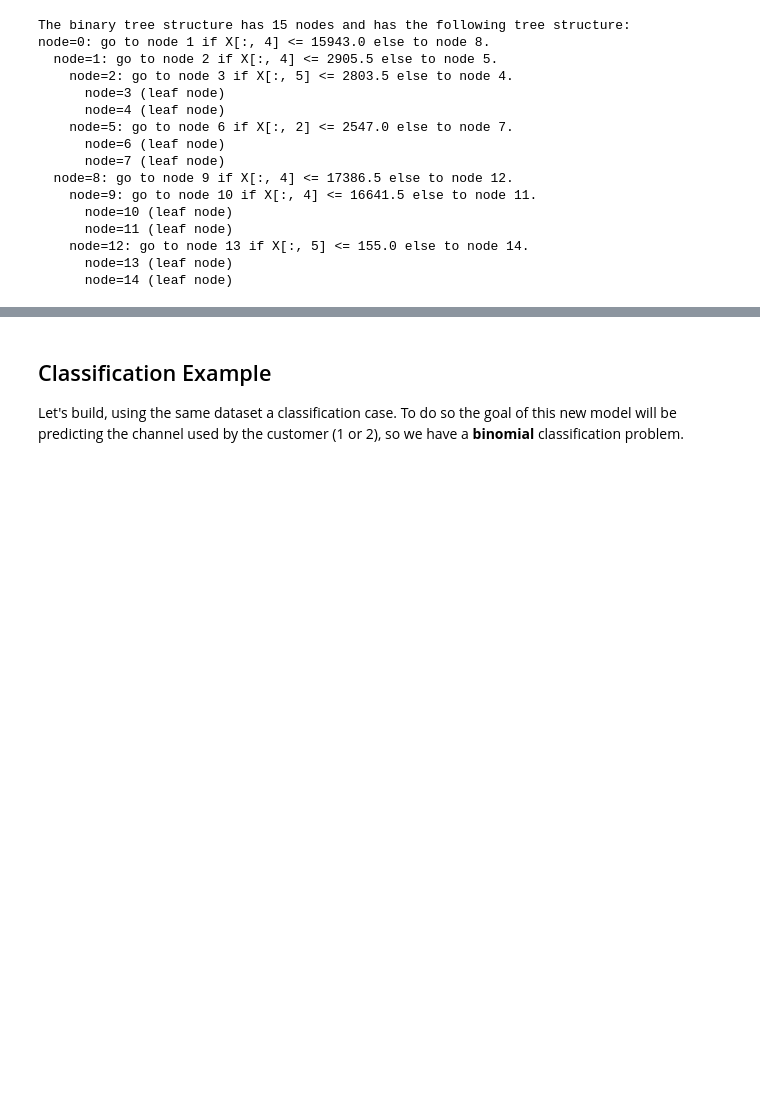
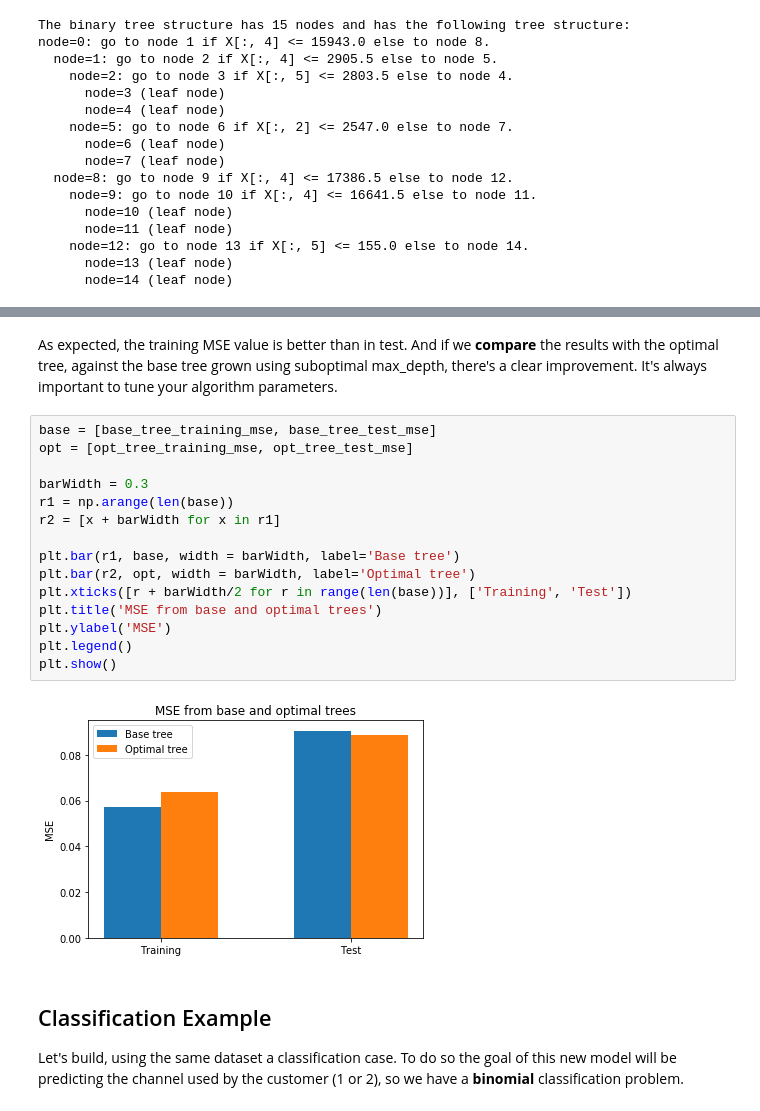
Before and after one commit to renero/class_notebooks, a Jupyter notebook: Tree based methods.ipynb, the cells around one changed output, grey strips where cells are left out. Drawn from its saved outputs; the diff is of its cells as text; blank space fills up the shorter version.

```diff
--- a/Tree based methods.ipynb
+++ b/Tree based methods.ipynb
@@ -229,3 +269,22 @@ plt.show()
+# %% [markdown]
+As expected, the training MSE value is better than in test. And if we **compare** the results with the optimal tree, against the base tree grown using suboptimal max_depth, there's a clear improvement. It's always important to tune your algorithm parameters.
+# %%
+base = [base_tree_training_mse, base_tree_test_mse]
+opt = [opt_tree_training_mse, opt_tree_test_mse]
+
+barWidth = 0.3
+r1 = np.arange(len(base))
+r2 = [x + barWidth for x in r1]
+
+plt.bar(r1, base, width = barWidth, label='Base tree')
+plt.bar(r2, opt, width = barWidth, label='Optimal tree')
+plt.xticks([r + barWidth/2 for r in range(len(base))], ['Training', 'Test'])
+plt.title('MSE from base and optimal trees')
+plt.ylabel('MSE')
+plt.legend()
+plt.show()
+# %% [output]
+[figure, added]
 # %% [markdown]
 ## Classification Example
 
```
Also changed, not shown: parts of 34 cells of this notebook.
